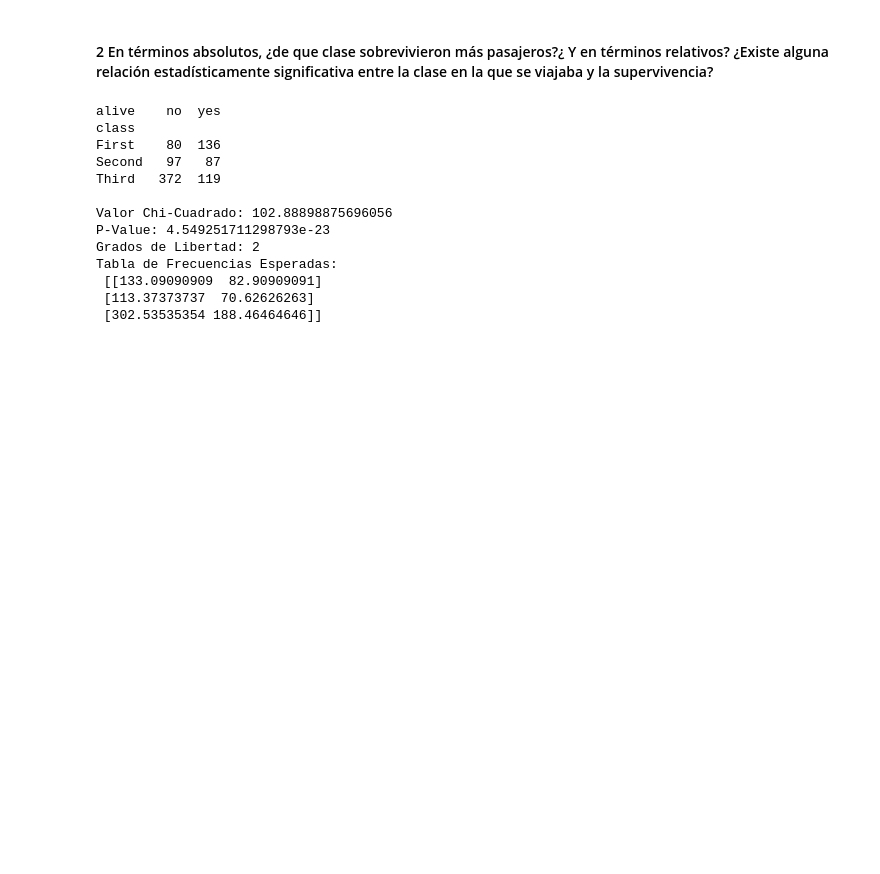
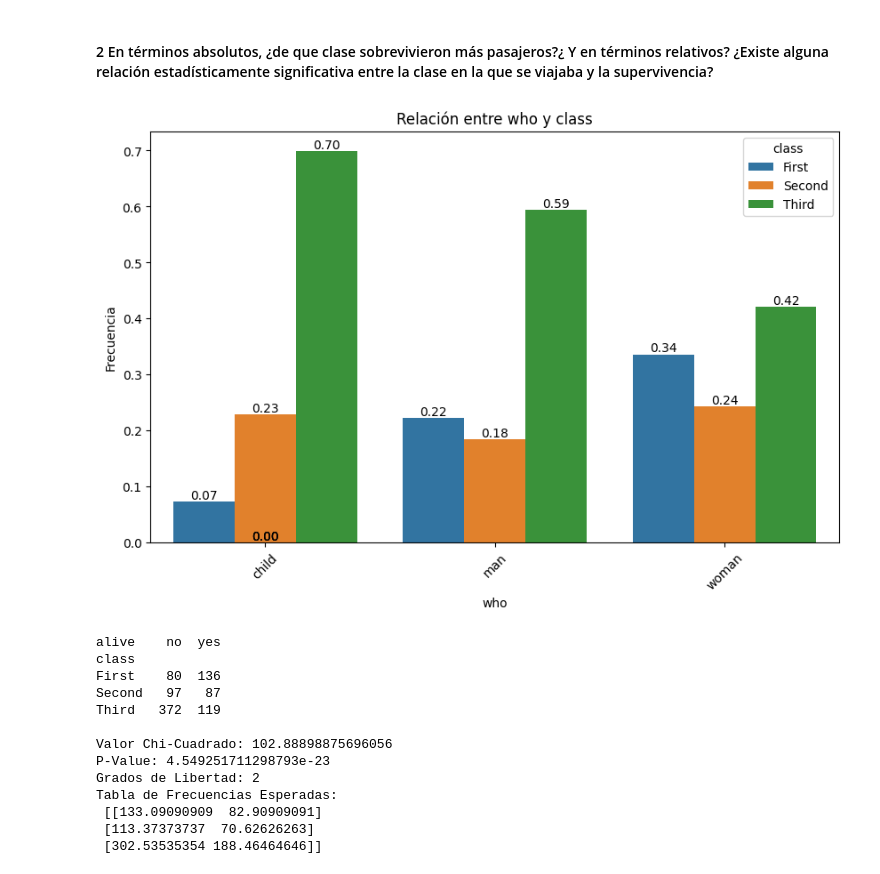
Before and after one commit to Rodrigo6363/ONLINE_DS_THEBRIDGE_ROD, a Jupyter notebook: Sprint_07/Unidad_02/Practica_Obligatoria/18_Practica_Obligatoria_Multivariante.ipynb, the cells around one changed output. Drawn from its saved outputs; the diff is of its cells as text; code cells hidden in the pictures; blank space fills up the shorter version.

```diff
--- a/Sprint_07/Unidad_02/Practica_Obligatoria/18_Practica_Obligatoria_Multivariante.ipynb
+++ b/Sprint_07/Unidad_02/Practica_Obligatoria/18_Practica_Obligatoria_Multivariante.ipynb
@@ -209,6 +218,11 @@ Tabla de Frecuencias Esperadas:
  [330.87878788 206.12121212]]
 # %% [markdown]
 #### 2 En términos absolutos, ¿de que clase sobrevivieron más pasajeros?¿ Y en términos relativos? ¿Existe alguna relación estadísticamente significativa entre la clase en la que se viajaba y la supervivencia?
+# %%
+
+plot_categorical_relationship_fin(df_titanic,"who","class", relative_freq= True, show_values= True)
+# %% [output]
+[figure, added]
 # %%
 tabla_contingencia = pd.crosstab(df_titanic['class'], df_titanic['alive'])
 
```
Also changed, not shown: parts of 2 cells of this notebook, 12 other files.
